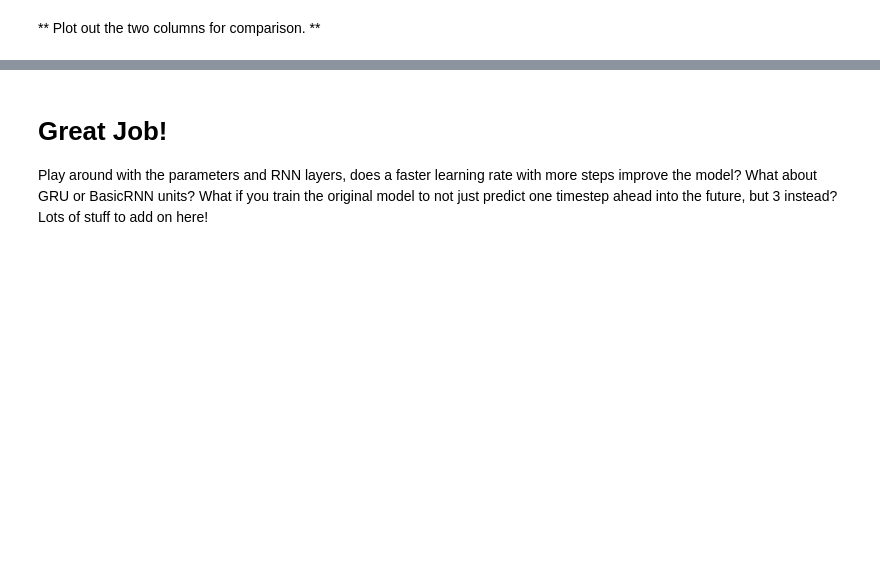
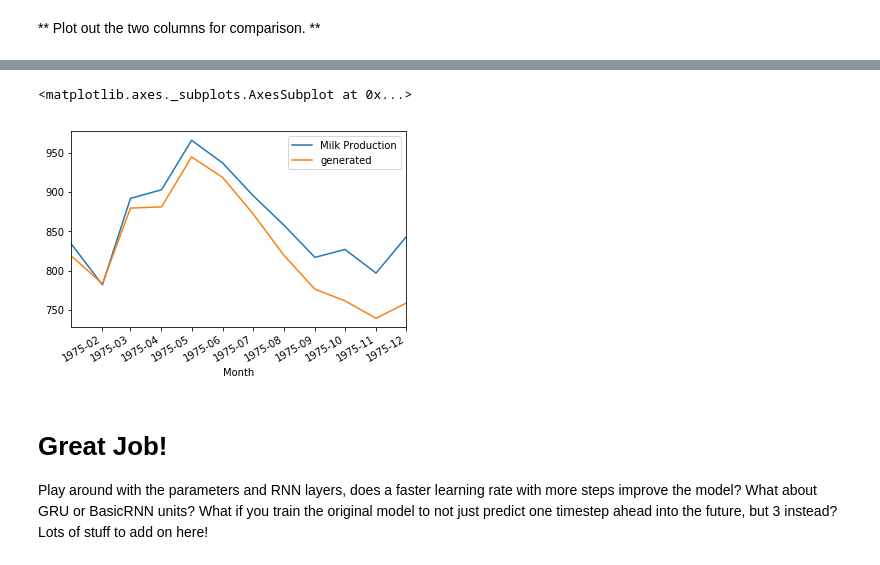
Before and after one commit to WoutAarts/udemy_tensor_flow, a Jupyter notebook: envs/tfdeeplearning/Tensorflow-Bootcamp-master/04-Recurrent-Neural-Networks/02-Time-Series-Exercise.ipynb, the cells around one changed output, grey strips where cells are left out. Drawn from its saved outputs; the diff is of its cells as text; code cells hidden in the pictures; blank space fills up the shorter version.

```diff
--- a/envs/tfdeeplearning/Tensorflow-Bootcamp-master/04-Recurrent-Neural-Networks/02-Time-Series-Exercise.ipynb
+++ b/envs/tfdeeplearning/Tensorflow-Bootcamp-master/04-Recurrent-Neural-Networks/02-Time-Series-Exercise.ipynb
@@ -197,0 +204,19 @@ with tf.Session() as sess:
+# %%
+#wout code
+with tf.Session() as sess:
+    # CODE HERE!
+    sess.run(init)
+
+    for iteration in range(num_iterations):
+
+        X_batch, y_batch = next_batch(train_scaled, batch_size=batch_size, steps=num_timesteps)
+        sess.run(train, feed_dict={X: X_batch, y:y_batch})
+
+        if iteration % 100 == 0:
+
+            mse = loss.eval(feed_dict={X: X_batch, y: y_batch})
+            print(iteration, "\tMSE:", mse)
+
+
+    # Save Model for Later
+    saver.save(sess, "./ex_time_series_model")
@@ -215,6 +258,17 @@ with tf.Session() as sess:
     # Use your Saver instance to restore your saved rnn time series model
     saver.restore(sess, "./ex_time_series_model")
 
+    train_seed = list(train_scaled[-12:])
+
+    for iteration in range(12):
+
+        X_batch = np.array(train_seed[-num_timesteps:]).reshape(1,num_timesteps,1)
+
+        y_pred = sess.run(outputs, feed_dict={X:X_batch})
+
+        train_seed.append(y_pred[0,-1,0])
+
+
     # CODE HERE!
 # %% [output]
 INFO:tensorflow:Restoring parameters from ./ex_time_series_model
@@ -242,4 +297,6 @@ INFO:tensorflow:Restoring parameters from ./ex_time_series_model
 # %% [markdown]
 ** Grab the portion of the results that are the generated values and apply inverse_transform on them to turn them back into milk production value units (lbs per cow). Also reshape the results to be (12,1) so we can easily add them to the test_set dataframe.**
+# %%
+results = scaler.inverse_transform(np.array(train_seed[12:]).reshape(12,1))
 # %% [markdown]
 ** Create a new column on the test_set called "Generated" and set it equal to the generated results. You may get a warning about this, feel free to ignore it.**
@@ -252,0 +303,2 @@ See the caveats in the documentation: http://pandas.pydata.org/pandas-docs/stabl
+# %%
+test['generated'] = results
@@ -277,3 +332,8 @@ See the caveats in the documentation: http://pandas.pydata.org/pandas-docs/stabl
+# %%
+test.plot()
+# %% [output]
+<matplotlib.axes._subplots.AxesSubplot at 0x...>
+[figure, added]
 # %% [markdown]
 # Great Job!
 
```
Also changed, not shown: parts of 21 cells of this notebook.
